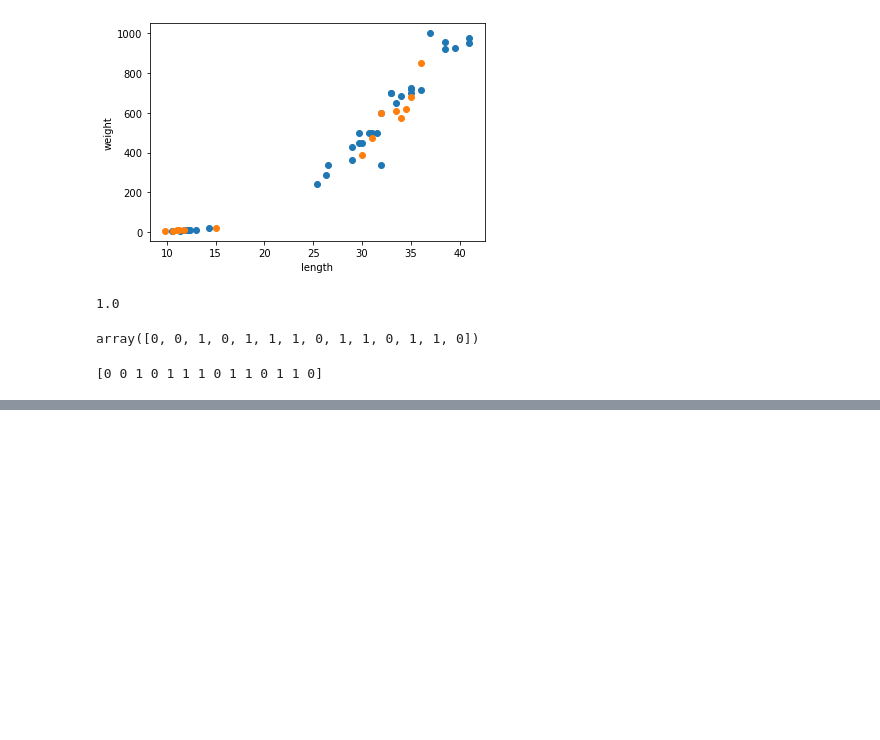
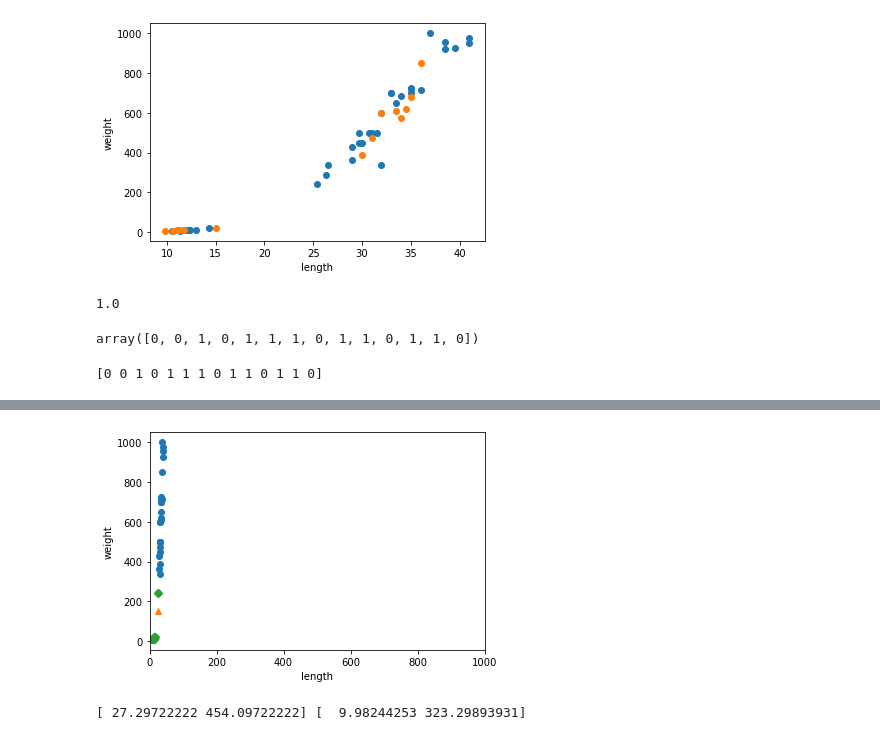
Before and after one commit to GrittyCode/Machinelearning_study, a Jupyter notebook: BreamAndSmelt.ipynb, the cells around one changed output, grey strips where cells are left out. Cells and saved outputs as stored; diff of their text form; code cells hidden in the pictures; blank space fills up the shorter version.

```diff
--- a/BreamAndSmelt.ipynb
+++ b/BreamAndSmelt.ipynb
@@ -174,0 +272,17 @@ print(test_target)
+# %%
+plt.scatter(train_input[:,0],train_input[:,1])
+plt.scatter(25,150,marker='^')
+plt.scatter(train_input[indexes,0],train_input[indexes,1],marker='D')
+plt.xlim((0,1000))#x축 범위 지정
+plt.xlabel('length')
+plt.ylabel('weight')
+plt.show()
+# %% [output]
+[figure, added]
+# %%
+mean = np.mean(train_input, axis=0) #평균을 구해줌 axis = 0 -> 행을 따라 계산(특성별로 평균) (1,2) 1 -> (36,1) 각 샘플마다의 평균을 구한다.
+std = np.std(train_input, axis=0) #표준편차를 구해줌 위와동일
+print(mean,std)
+train_scaled = (train_input - mean) / std #(36,2) - (1,2) 이지만 (1,2)를 모든 train_input의 행마다 뺄샘을 수행해준다.
+# %% [output]
+[ 27.29722222 454.09722222] [  9.98244253 323.29893931]
```
Also changed, not shown: parts of 20 cells of this notebook.
